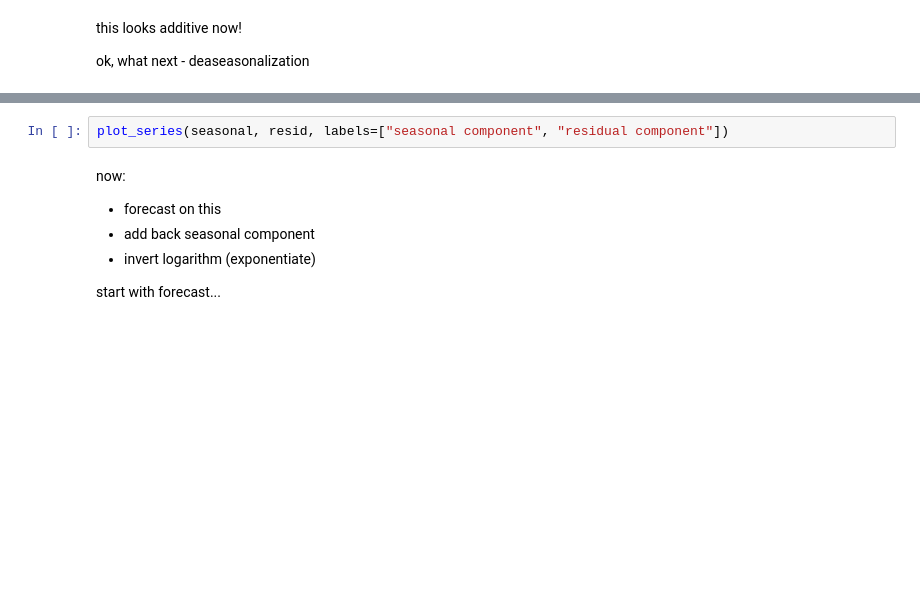
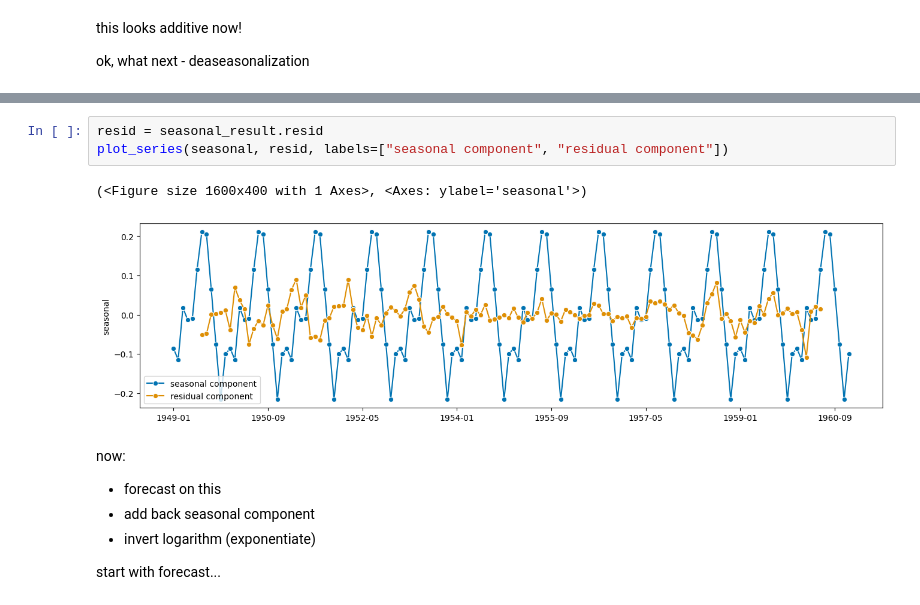
Before and after one commit to sktime/sktime-workshop-pydata-prague-2023, a Jupyter notebook: notebooks/03_transformers_and_pipelines.ipynb, the cells around one changed output, grey strips where cells are left out. Saved outputs shown, nothing was run; the diff lists cells and outputs as text; blank space fills up the shorter version.

```diff
--- a/notebooks/03_transformers_and_pipelines.ipynb
+++ b/notebooks/03_transformers_and_pipelines.ipynb
@@ -99,5 +72,9 @@ plot_series(trend)
 # %%
+resid = seasonal_result.resid
 plot_series(seasonal, resid, labels=["seasonal component", "residual component"])
+# %% [output]
+(<Figure size 1600x400 with 1 Axes>, <Axes: ylabel='seasonal'>)
+[figure, added]
 # %% [markdown]
 now:
 
```
Also changed, not shown: parts of 61 cells of this notebook.
